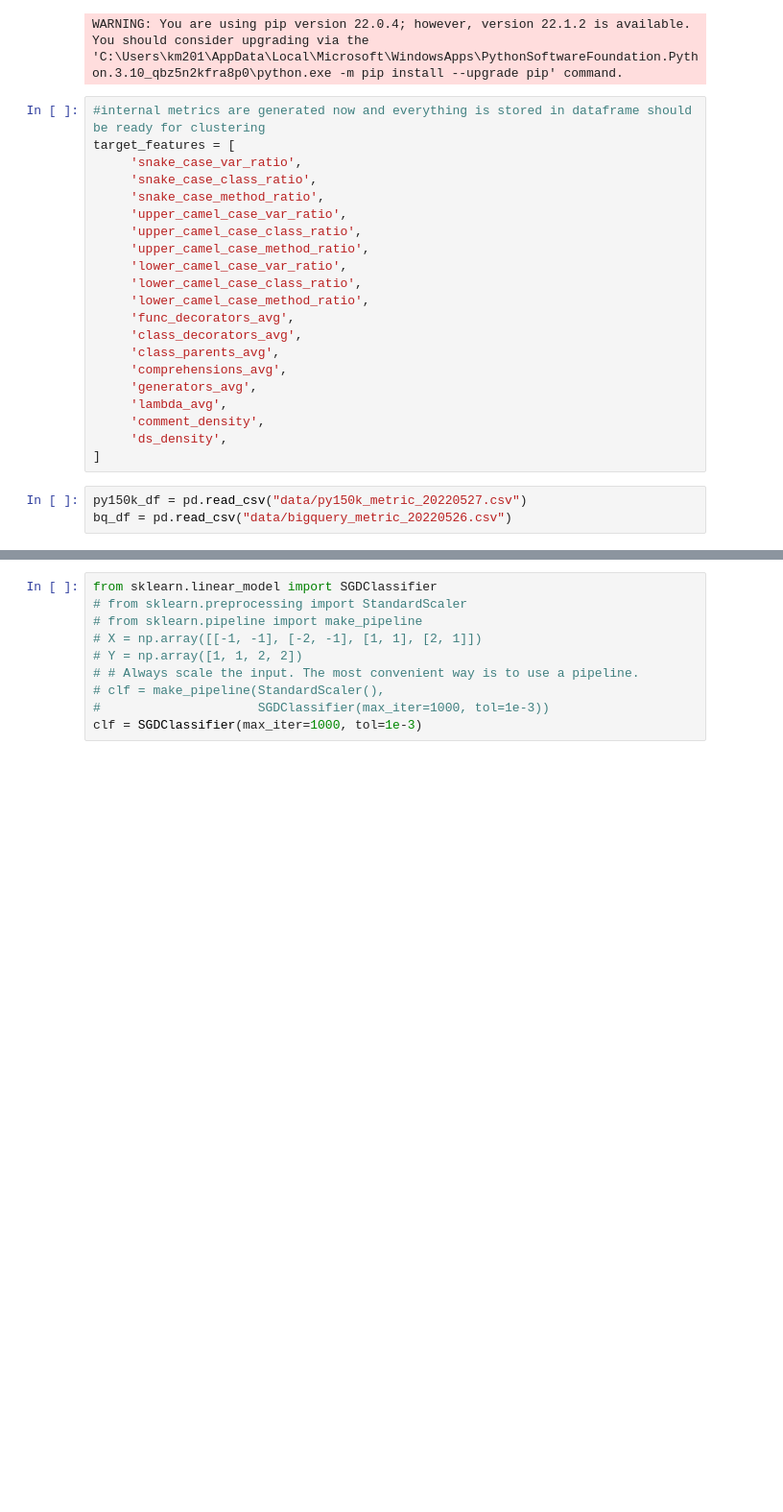
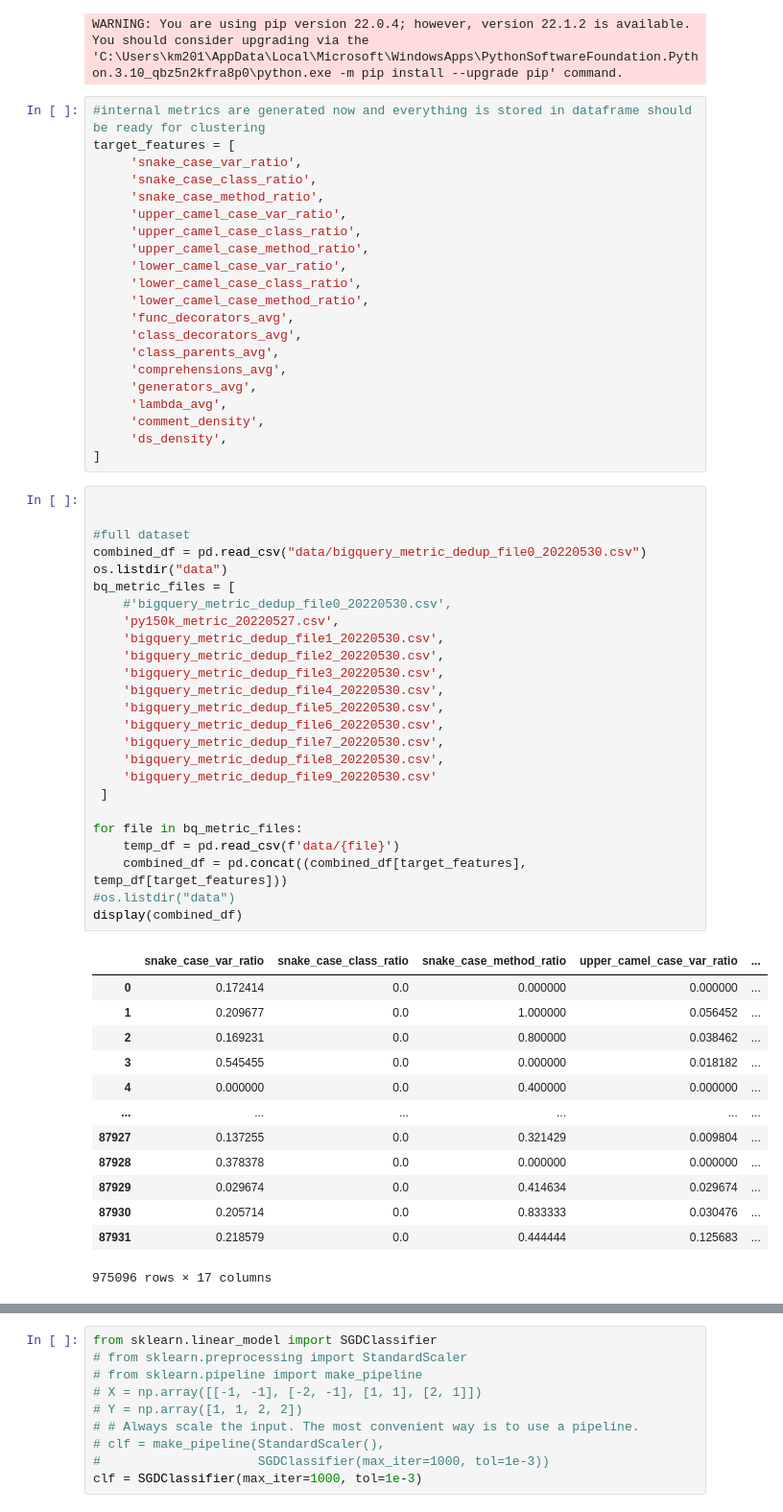
Before and after one commit to tradejack/code-style-probing, a Jupyter notebook: cluster_classifier_explore.ipynb, the cells around one changed output, grey strips where cells are left out. Shown at 96% size. Cells and saved outputs as stored; diff of their text form; blank space fills up the shorter version.

```diff
--- a/cluster_classifier_explore.ipynb
+++ b/cluster_classifier_explore.ipynb
@@ -39,6 +39,42 @@ target_features = [
      'ds_density',
 ]
 # %%
-py150k_df = pd.read_csv("data/py150k_metric_20220527.csv")
-bq_df = pd.read_csv("data/bigquery_metric_20220526.csv")
+
+
+#full dataset
+combined_df = pd.read_csv("data/bigquery_metric_dedup_file0_20220530.csv")
+os.listdir("data")
+bq_metric_files = [
+    #'bigquery_metric_dedup_file0_20220530.csv',
+    'py150k_metric_20220527.csv',
+    'bigquery_metric_dedup_file1_20220530.csv',
+    'bigquery_metric_dedup_file2_20220530.csv',
+    'bigquery_metric_dedup_file3_20220530.csv',
+    'bigquery_metric_dedup_file4_20220530.csv',
+    'bigquery_metric_dedup_file5_20220530.csv',
+    'bigquery_metric_dedup_file6_20220530.csv',
+    'bigquery_metric_dedup_file7_20220530.csv',
+    'bigquery_metric_dedup_file8_20220530.csv',
+    'bigquery_metric_dedup_file9_20220530.csv'
+ ]
+
+for file in bq_metric_files:
+    temp_df = pd.read_csv(f'data/{file}')
+    combined_df = pd.concat((combined_df[target_features], temp_df[target_features]))
+#os.listdir("data")
+display(combined_df)
+# %% [output]
+|  | snake_case_var_ratio | snake_case_class_ratio | snake_case_method_ratio | upper_camel_case_var_ratio | ... |
+| 0 | 0.172414 | 0.0 | 0.000000 | 0.000000 | ... |
+| 1 | 0.209677 | 0.0 | 1.000000 | 0.056452 | ... |
+| 2 | 0.169231 | 0.0 | 0.800000 | 0.038462 | ... |
+| 3 | 0.545455 | 0.0 | 0.000000 | 0.018182 | ... |
+| 4 | 0.000000 | 0.0 | 0.400000 | 0.000000 | ... |
+| ... | ... | ... | ... | ... | ... |
+| 87927 | 0.137255 | 0.0 | 0.321429 | 0.009804 | ... |
+| 87928 | 0.378378 | 0.0 | 0.000000 | 0.000000 | ... |
+| 87929 | 0.029674 | 0.0 | 0.414634 | 0.029674 | ... |
+| 87930 | 0.205714 | 0.0 | 0.833333 | 0.030476 | ... |
+| 87931 | 0.218579 | 0.0 | 0.444444 | 0.125683 | ... |
+975096 rows × 17 columns
 # %%
```
Also changed, not shown: parts of 9 cells of this notebook.
